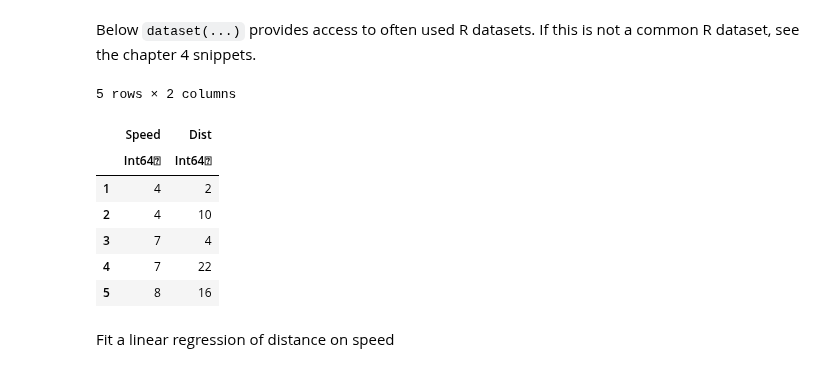
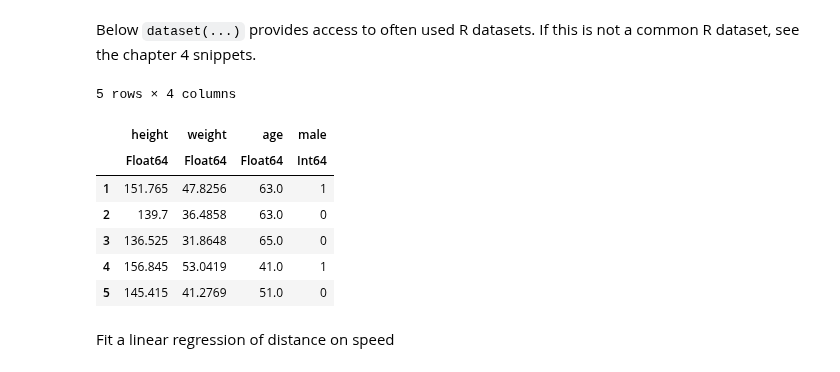
Before and after one commit to StatisticalRethinkingJulia/StatisticalRethinking.jl, a Jupyter notebook: notebooks/00/clip-04-05.ipynb, the cells around one changed output. Drawn from its saved outputs; the diff is of its cells as text; code cells hidden in the pictures.

Commit message:
Reran generate(). For now have removed Rdata.dataset usage.

```diff
--- a/notebooks/00/clip-04-05.ipynb
+++ b/notebooks/00/clip-04-05.ipynb
@@ -10,18 +10,19 @@ gr(size=(500, 500));
 # %% [markdown]
 Below `dataset(...)` provides access to often used R datasets.
 If this is not a common R dataset, see the chapter 4 snippets.
-# %%
-cars = dataset("datasets", "cars");
-first(cars, 5)
-# %% [output]
-5 rows × 2 columns
-|  | Speed | Dist |
-|  | Int64⍰ | Int64⍰ |
-| 1 | 4 | 2 |
-| 2 | 4 | 10 |
-| 3 | 7 | 4 |
-| 4 | 7 | 22 |
-| 5 | 8 | 16 |
+# %%
+howell1 = CSV.read(rel_path("..", "data", "Howell1.csv"), delim=';')
+df = convert(DataFrame, howell1);
+first(df, 5)
+# %% [output]
+5 rows × 4 columns
+|  | height | weight | age | male |
+|  | Float64 | Float64 | Float64 | Int64 |
+| 1 | 151.765 | 47.8256 | 63.0 | 1 |
+| 2 | 139.7 | 36.4858 | 63.0 | 0 |
+| 3 | 136.525 | 31.8648 | 65.0 | 0 |
+| 4 | 156.845 | 53.0419 | 41.0 | 1 |
+| 5 | 145.415 | 41.2769 | 51.0 | 0 |
 # %% [markdown]
 Fit a linear regression of distance on speed
 # %%
```
Also changed, not shown: parts of 3 cells of this notebook, 24 other files.
